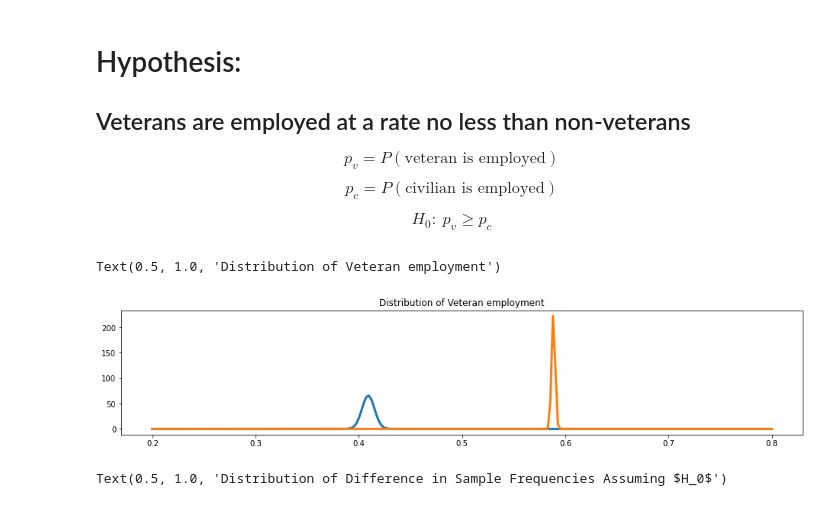
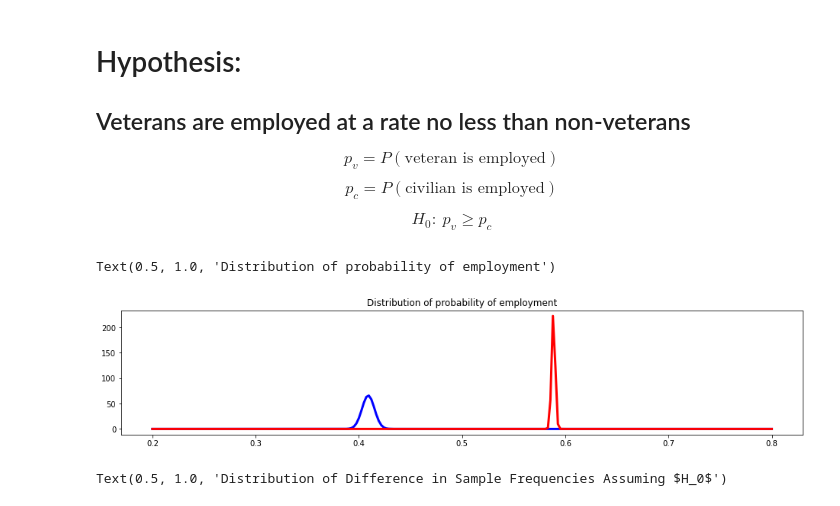
Before and after one commit to arcweld/DSI_Capstone_1, a Jupyter notebook: 3_wed_Cap1.ipynb, the cells around one changed output. Saved outputs shown, nothing was run; the diff lists cells and outputs as text; code cells hidden in the pictures.

```diff
--- a/3_wed_Cap1.ipynb
+++ b/3_wed_Cap1.ipynb
@@ -139,18 +167,18 @@ p_c = emp_c / n_c
 # %%
 E_vet = stats.norm(p_v, np.sqrt((p_v * (1 - p_v)) / n_v))
 E_civ = stats.norm(p_c, np.sqrt((p_c * (1 - p_c)) / n_c))
 
 fig, ax = plt.subplots(1, figsize=(16, 3))
 
 x = np.linspace(0.2, .8, num=250)
-ax.plot(x, E_vet.pdf(x), linewidth=3)
-ax.plot(x, E_civ.pdf(x), linewidth=3)
+ax.plot(x, E_vet.pdf(x), linewidth=3, c='b')
+ax.plot(x, E_civ.pdf(x), linewidth=3, c='r')
 # ax.fill_between(x, E_vet.pdf(x), where=(x >= E_vet.mean()),
 #                 color="red", alpha=0.5)
 ax.set_title("Distribution of probability of employment")
 # %% [output]
-Text(0.5, 1.0, 'Distribution of Veteran employment')
+Text(0.5, 1.0, 'Distribution of probability of employment')
-[figure, old version]
+[figure, new version]
 # %%
 shared_sample_freq = (emp_v + emp_c) / (n_v + n_c)
 
```
Also changed, not shown: parts of 17 cells of this notebook, 6 other files.
